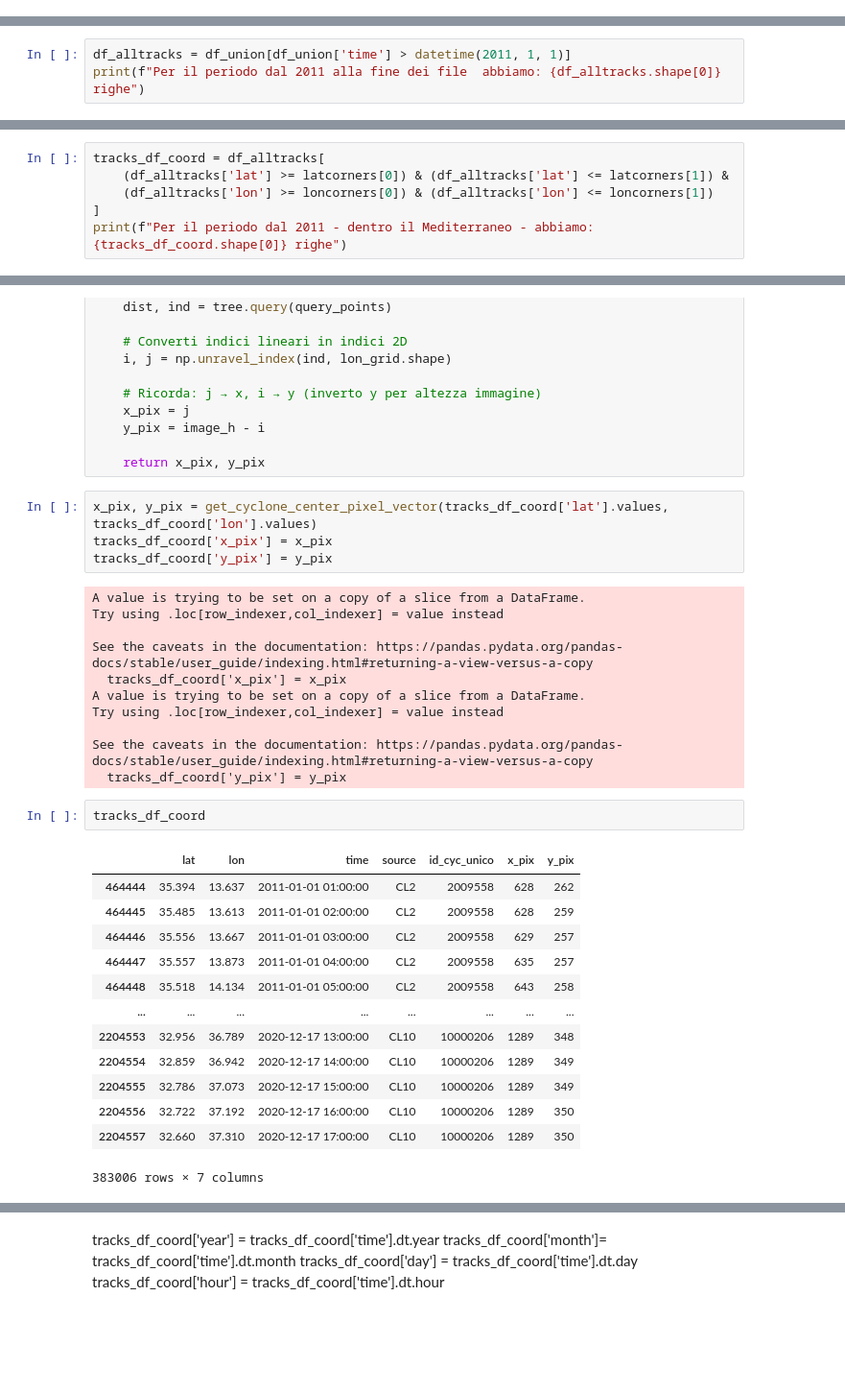
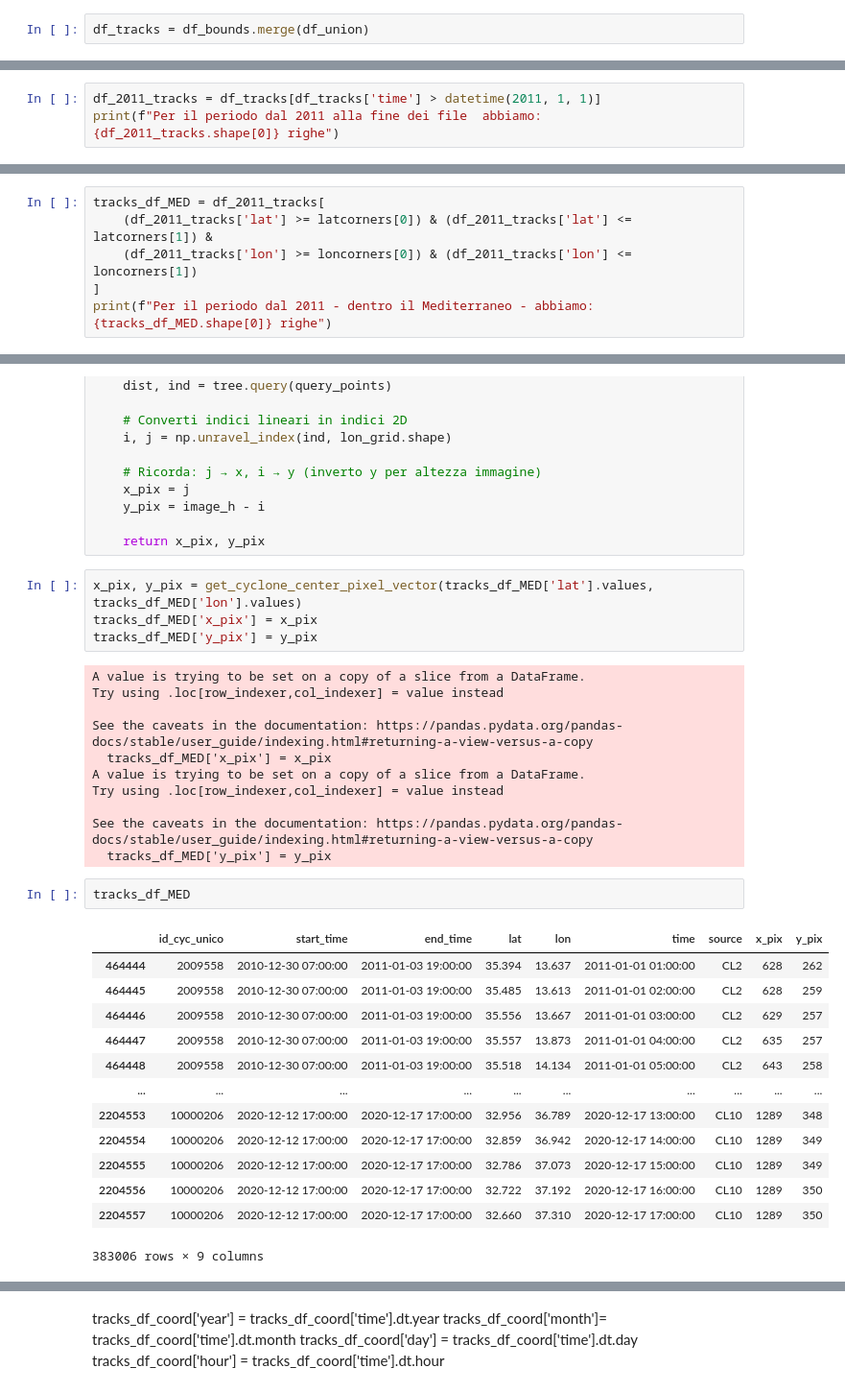
Before and after one commit to dandarm/VideoMAEv2, a Jupyter notebook: Analyze_Manos_tracks.ipynb, the cells around one changed output, grey strips where cells are left out. Shown: that part at 96% size. Drawn from its saved outputs; the diff is of its cells as text; blank space fills up the shorter version.

Commit message:
refactoring building master_df + relabel cyclones

```diff
--- a/Analyze_Manos_tracks.ipynb
+++ b/Analyze_Manos_tracks.ipynb
@@ -337,16 +340,18 @@ df_union
+# %%
+df_tracks = df_bounds.merge(df_union)
 # %% [markdown]
 ### procedo a filtrare come per il singolo: > 2011 e coordinate del Mediterraneo
 # %%
-df_alltracks = df_union[df_union['time'] > datetime(2011, 1, 1)]
-print(f"Per il periodo dal 2011 alla fine dei file  abbiamo: {df_alltracks.shape[0]} righe")
+df_2011_tracks = df_tracks[df_tracks['time'] > datetime(2011, 1, 1)]
+print(f"Per il periodo dal 2011 alla fine dei file  abbiamo: {df_2011_tracks.shape[0]} righe")
 # %% [output]
 Per il periodo dal 2011 alla fine dei file  abbiamo: 531753 righe
 # %%
-tracks_df_coord = df_alltracks[
-    (df_alltracks['lat'] >= latcorners[0]) & (df_alltracks['lat'] <= latcorners[1]) &
-    (df_alltracks['lon'] >= loncorners[0]) & (df_alltracks['lon'] <= loncorners[1])
+tracks_df_MED = df_2011_tracks[
+    (df_2011_tracks['lat'] >= latcorners[0]) & (df_2011_tracks['lat'] <= latcorners[1]) &
+    (df_2011_tracks['lon'] >= loncorners[0]) & (df_2011_tracks['lon'] <= loncorners[1])
 ]
-print(f"Per il periodo dal 2011 - dentro il Mediterraneo - abbiamo: {tracks_df_coord.shape[0]} righe")
+print(f"Per il periodo dal 2011 - dentro il Mediterraneo - abbiamo: {tracks_df_MED.shape[0]} righe")
 # %% [output]
 Per il periodo dal 2011 - dentro il Mediterraneo - abbiamo: 383006 righe
 # %%
@@ -503,34 +503,34 @@ def get_cyclone_center_pixel_vector(lat_array, lon_array, image_h=420):
 
     return x_pix, y_pix
 # %%
-x_pix, y_pix = get_cyclone_center_pixel_vector(tracks_df_coord['lat'].values, tracks_df_coord['lon'].values)
-tracks_df_coord['x_pix'] = x_pix
-tracks_df_coord['y_pix'] = y_pix
+x_pix, y_pix = get_cyclone_center_pixel_vector(tracks_df_MED['lat'].values, tracks_df_MED['lon'].values)
+tracks_df_MED['x_pix'] = x_pix
+tracks_df_MED['y_pix'] = y_pix
 # %% [output]
 A value is trying to be set on a copy of a slice from a DataFrame.
 Try using .loc[row_indexer,col_indexer] = value instead
 
 See the caveats in the documentation: https://pandas.pydata.org/pandas-docs/stable/user_guide/indexing.html#returning-a-view-versus-a-copy
-  tracks_df_coord['x_pix'] = x_pix
+  tracks_df_MED['x_pix'] = x_pix
 A value is trying to be set on a copy of a slice from a DataFrame.
 Try using .loc[row_indexer,col_indexer] = value instead
 
 See the caveats in the documentation: https://pandas.pydata.org/pandas-docs/stable/user_guide/indexing.html#returning-a-view-versus-a-copy
-  tracks_df_coord['y_pix'] = y_pix
+  tracks_df_MED['y_pix'] = y_pix
 # %%
-tracks_df_coord
+tracks_df_MED
 # %% [output]
-|  | lat | lon | time | source | id_cyc_unico | x_pix | y_pix |
-| 464444 | 35.394 | 13.637 | 2011-01-01 01:00:00 | CL2 | 2009558 | 628 | 262 |
-| 464445 | 35.485 | 13.613 | 2011-01-01 02:00:00 | CL2 | 2009558 | 628 | 259 |
-| 464446 | 35.556 | 13.667 | 2011-01-01 03:00:00 | CL2 | 2009558 | 629 | 257 |
-| 464447 | 35.557 | 13.873 | 2011-01-01 04:00:00 | CL2 | 2009558 | 635 | 257 |
-| 464448 | 35.518 | 14.134 | 2011-01-01 05:00:00 | CL2 | 2009558 | 643 | 258 |
-| ... | ... | ... | ... | ... | ... | ... | ... |
-| 2204553 | 32.956 | 36.789 | 2020-12-17 13:00:00 | CL10 | 10000206 | 1289 | 348 |
-| 2204554 | 32.859 | 36.942 | 2020-12-17 14:00:00 | CL10 | 10000206 | 1289 | 349 |
-| 2204555 | 32.786 | 37.073 | 2020-12-17 15:00:00 | CL10 | 10000206 | 1289 | 349 |
-| 2204556 | 32.722 | 37.192 | 2020-12-17 16:00:00 | CL10 | 10000206 | 1289 | 350 |
-| 2204557 | 32.660 | 37.310 | 2020-12-17 17:00:00 | CL10 | 10000206 | 1289 | 350 |
+|  | id_cyc_unico | start_time | end_time | lat | lon | time | source | x_pix | y_pix |
+| 464444 | 2009558 | 2010-12-30 07:00:00 | 2011-01-03 19:00:00 | 35.394 | 13.637 | 2011-01-01 01:00:00 | CL2 | 628 | 262 |
+| 464445 | 2009558 | 2010-12-30 07:00:00 | 2011-01-03 19:00:00 | 35.485 | 13.613 | 2011-01-01 02:00:00 | CL2 | 628 | 259 |
+| 464446 | 2009558 | 2010-12-30 07:00:00 | 2011-01-03 19:00:00 | 35.556 | 13.667 | 2011-01-01 03:00:00 | CL2 | 629 | 257 |
+| 464447 | 2009558 | 2010-12-30 07:00:00 | 2011-01-03 19:00:00 | 35.557 | 13.873 | 2011-01-01 04:00:00 | CL2 | 635 | 257 |
+| 464448 | 2009558 | 2010-12-30 07:00:00 | 2011-01-03 19:00:00 | 35.518 | 14.134 | 2011-01-01 05:00:00 | CL2 | 643 | 258 |
+| ... | ... | ... | ... | ... | ... | ... | ... | ... | ... |
+| 2204553 | 10000206 | 2020-12-12 17:00:00 | 2020-12-17 17:00:00 | 32.956 | 36.789 | 2020-12-17 13:00:00 | CL10 | 1289 | 348 |
+| 2204554 | 10000206 | 2020-12-12 17:00:00 | 2020-12-17 17:00:00 | 32.859 | 36.942 | 2020-12-17 14:00:00 | CL10 | 1289 | 349 |
+| 2204555 | 10000206 | 2020-12-12 17:00:00 | 2020-12-17 17:00:00 | 32.786 | 37.073 | 2020-12-17 15:00:00 | CL10 | 1289 | 349 |
+| 2204556 | 10000206 | 2020-12-12 17:00:00 | 2020-12-17 17:00:00 | 32.722 | 37.192 | 2020-12-17 16:00:00 | CL10 | 1289 | 350 |
+| 2204557 | 10000206 | 2020-12-12 17:00:00 | 2020-12-17 17:00:00 | 32.660 | 37.310 | 2020-12-17 17:00:00 | CL10 | 1289 | 350 |
-383006 rows × 7 columns
+383006 rows × 9 columns
 # %%
```
Also changed, not shown: parts of 28 cells of this notebook, 8 other files.
